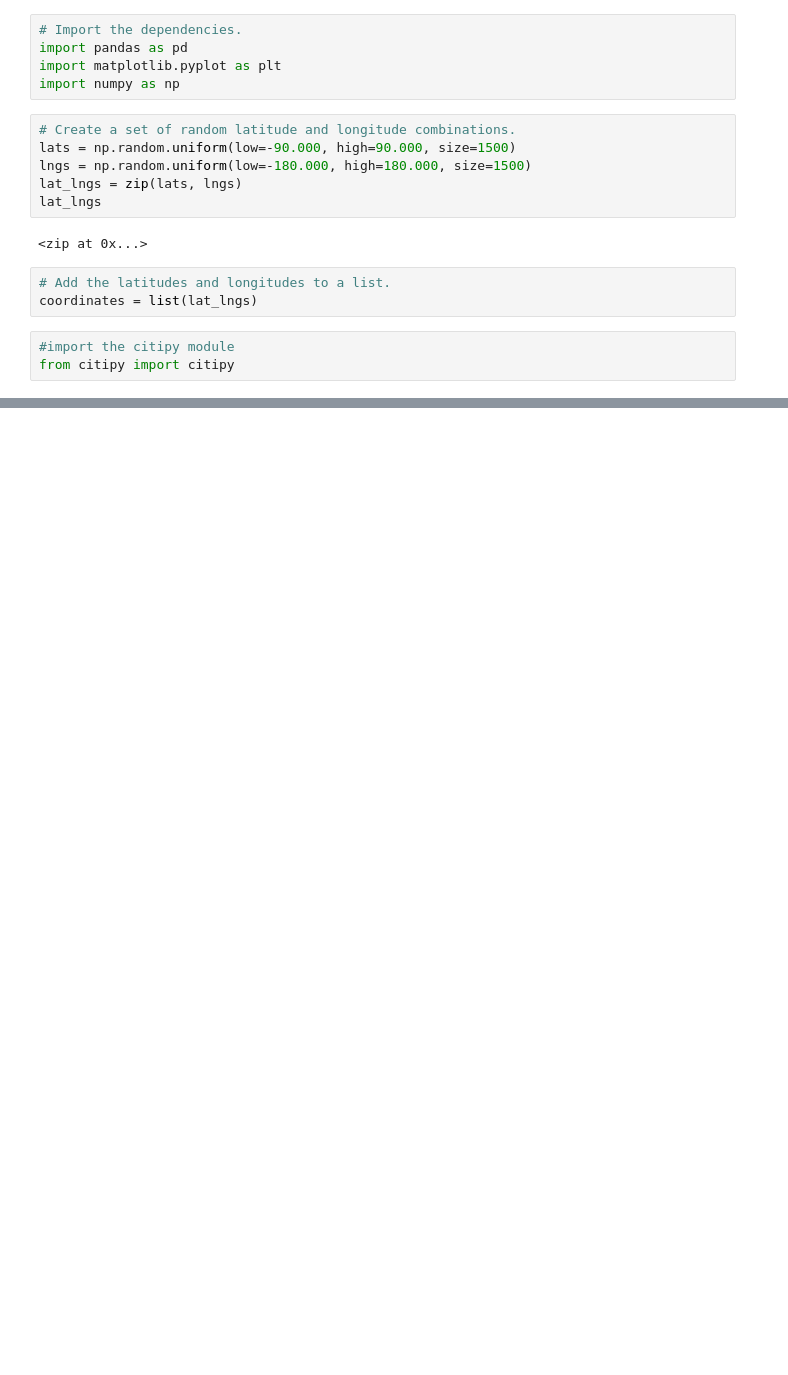
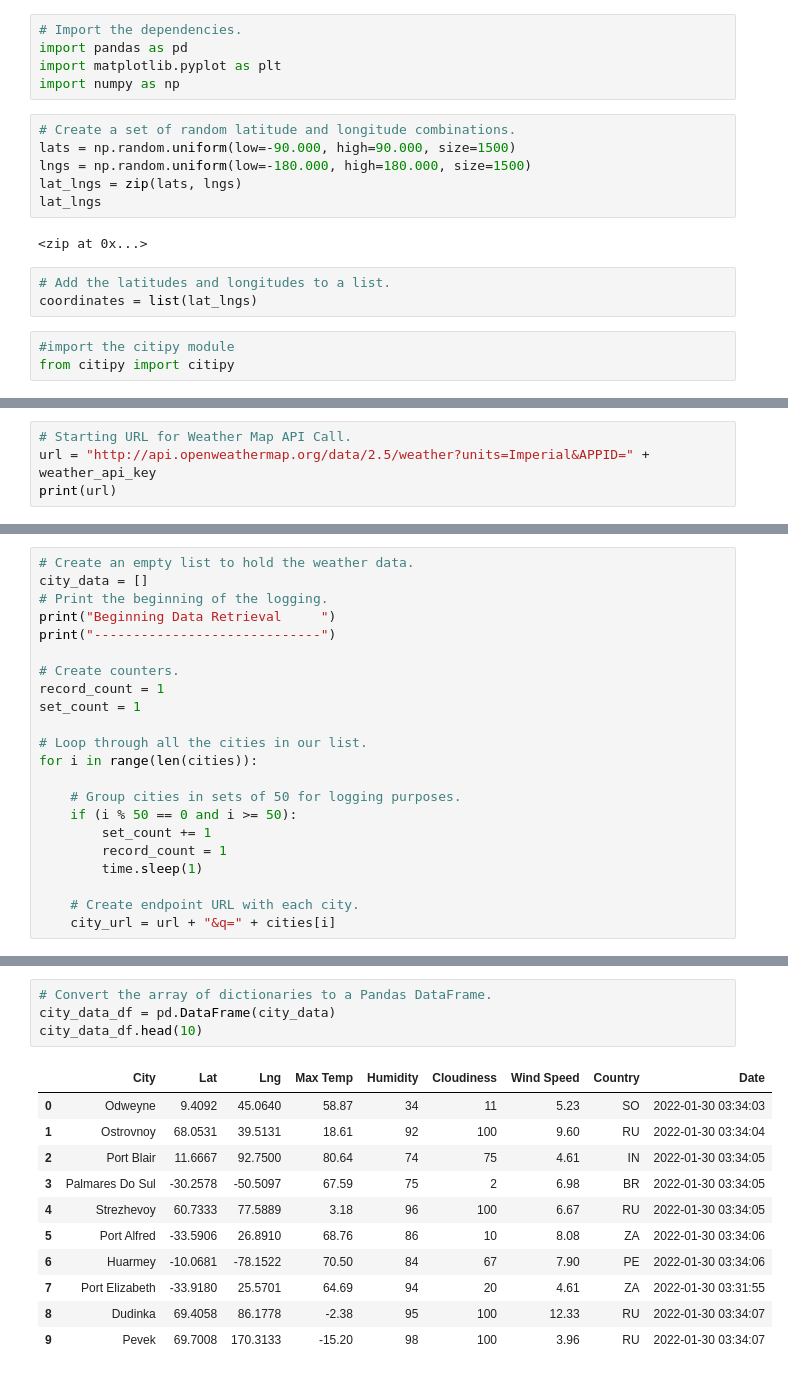
Before and after one commit to surbhibawaria/World_Weather_Analysis, a Jupyter notebook: WeatherPy.ipyn.ipynb, the cells around one changed output, grey strips where cells are left out. Cells and saved outputs as stored; diff of their text form; blank space fills up the shorter version.

```diff
--- a/WeatherPy.ipyn.ipynb
+++ b/WeatherPy.ipyn.ipynb
@@ -33,0 +40,4 @@ len(cities)
+# %%
+# Starting URL for Weather Map API Call.
+url = "http://api.openweathermap.org/data/2.5/weather?units=Imperial&APPID=" + weather_api_key
+print(url)
@@ -33,0 +50,22 @@ len(cities)
+# %%
+# Create an empty list to hold the weather data.
+city_data = []
+# Print the beginning of the logging.
+print("Beginning Data Retrieval     ")
+print("-----------------------------")
+
+# Create counters.
+record_count = 1
+set_count = 1
+
+# Loop through all the cities in our list.
+for i in range(len(cities)):
+
+    # Group cities in sets of 50 for logging purposes.
+    if (i % 50 == 0 and i >= 50):
+        set_count += 1
+        record_count = 1
+        time.sleep(1)
+
+    # Create endpoint URL with each city.
+    city_url = url + "&q=" + cities[i]
@@ -33,0 +145,16 @@ len(cities)
+# %%
+# Convert the array of dictionaries to a Pandas DataFrame.
+city_data_df = pd.DataFrame(city_data)
+city_data_df.head(10)
+# %% [output]
+|  | City | Lat | Lng | Max Temp | Humidity | Cloudiness | Wind Speed | Country | Date |
+| 0 | Odweyne | 9.4092 | 45.0640 | 58.87 | 34 | 11 | 5.23 | SO | 2022-01-30 03:34:03 |
+| 1 | Ostrovnoy | 68.0531 | 39.5131 | 18.61 | 92 | 100 | 9.60 | RU | 2022-01-30 03:34:04 |
+| 2 | Port Blair | 11.6667 | 92.7500 | 80.64 | 74 | 75 | 4.61 | IN | 2022-01-30 03:34:05 |
+| 3 | Palmares Do Sul | -30.2578 | -50.5097 | 67.59 | 75 | 2 | 6.98 | BR | 2022-01-30 03:34:05 |
+| 4 | Strezhevoy | 60.7333 | 77.5889 | 3.18 | 96 | 100 | 6.67 | RU | 2022-01-30 03:34:05 |
+| 5 | Port Alfred | -33.5906 | 26.8910 | 68.76 | 86 | 10 | 8.08 | ZA | 2022-01-30 03:34:06 |
+| 6 | Huarmey | -10.0681 | -78.1522 | 70.50 | 84 | 67 | 7.90 | PE | 2022-01-30 03:34:06 |
+| 7 | Port Elizabeth | -33.9180 | 25.5701 | 64.69 | 94 | 20 | 4.61 | ZA | 2022-01-30 03:31:55 |
+| 8 | Dudinka | 69.4058 | 86.1778 | -2.38 | 95 | 100 | 12.33 | RU | 2022-01-30 03:34:07 |
+| 9 | Pevek | 69.7008 | 170.3133 | -15.20 | 98 | 100 | 3.96 | RU | 2022-01-30 03:34:07 |
```
Also changed, not shown: parts of 8 cells of this notebook, 5 other files.
